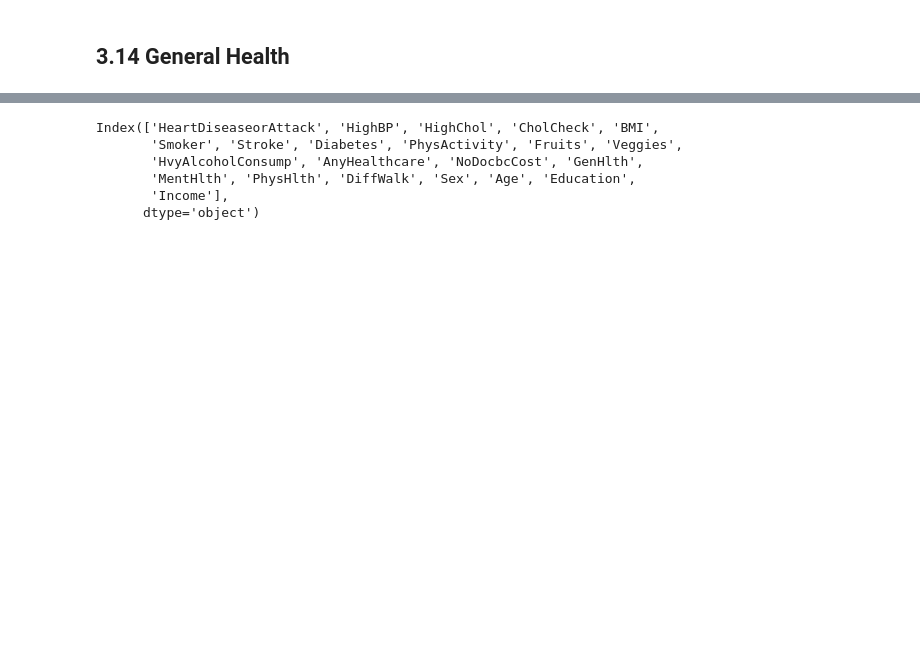
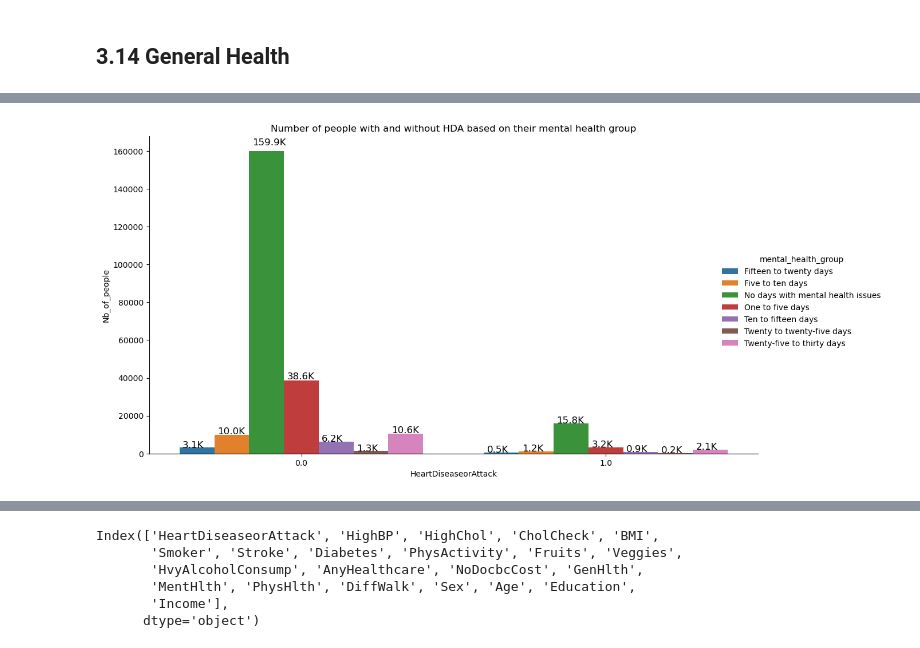
Before and after one commit to MaudGes/Heart_disease_model, a Jupyter notebook: Heart_Disease_EDA.ipynb, the cells around one changed output, grey strips where cells are left out. Drawn from its saved outputs; the diff is of its cells as text; code cells hidden in the pictures; blank space fills up the shorter version.

```diff
--- a/Heart_Disease_EDA.ipynb
+++ b/Heart_Disease_EDA.ipynb
@@ -1345,0 +1471,5 @@ Would you say that in general your health is:
+# %%
+#Isolationg the needed columns and sorting the values
+mental_health_check = heart_disease_dataset[["HeartDiseaseorAttack","MentHlth"]]
+mental_health_check.sort_values(by = "MentHlth", inplace = True)
+mental_health_check
@@ -1345,0 +1536,12 @@ Would you say that in general your health is:
+# %%
+#Creating the needed dataframe to plot
+nb_of_people_depending_on_mental_health_level = all_mental_health.groupby("MentHlth").value_counts().to_frame()
+nb_of_people_depending_on_mental_health_level = pd.DataFrame(nb_of_people_depending_on_mental_health_level)
+nb_of_people_depending_on_mental_health_level.reset_index(inplace = True)
+nb_of_people_depending_on_mental_health_level.drop(columns = ["MentHlth"], inplace = True)
+nb_of_people_depending_on_mental_health_level.columns = ["HeartDiseaseorAttack","mental_health_group","Nb_of_people"]
+
+nb_of_people_depending_on_mental_health_level = nb_of_people_depending_on_mental_health_level.groupby(["mental_health_group","HeartDiseaseorAttack"]).sum()
+nb_of_people_depending_on_mental_health_level.reset_index(inplace = True)
+nb_of_people_depending_on_mental_health_level
+#The total number of people is 253 680, as expected
@@ -1345,0 +1564,16 @@ Would you say that in general your health is:
+# %%
+g = sns.catplot(kind='bar', data=nb_of_people_depending_on_mental_health_level, x='HeartDiseaseorAttack', y='Nb_of_people', hue = 'mental_health_group').set(title = "Number of people with and without HDA based on their mental health group")
+g.fig.set_size_inches(16,8)
+g.fig.subplots_adjust(top=0.81,right=0.86)
+
+ax = g.facet_axis(0,0)
+for p in ax.patches:
+    ax.text(p.get_x() + 0.01,
+            p.get_height() * 1.02,
+           '{0:.1f}K'.format(p.get_height()/1000),
+            color='black',
+            rotation='horizontal',
+            size='large')
+plt.show()
+# %% [output]
+[figure, added]
```
Also changed, not shown: parts of 17 cells of this notebook.
